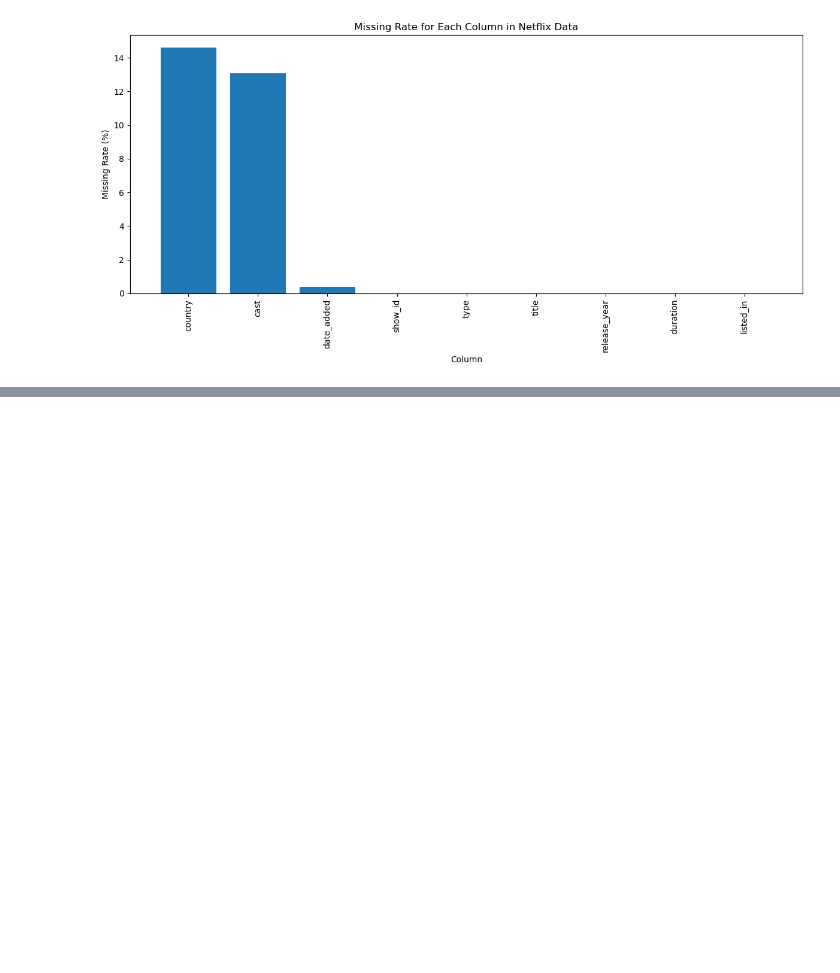
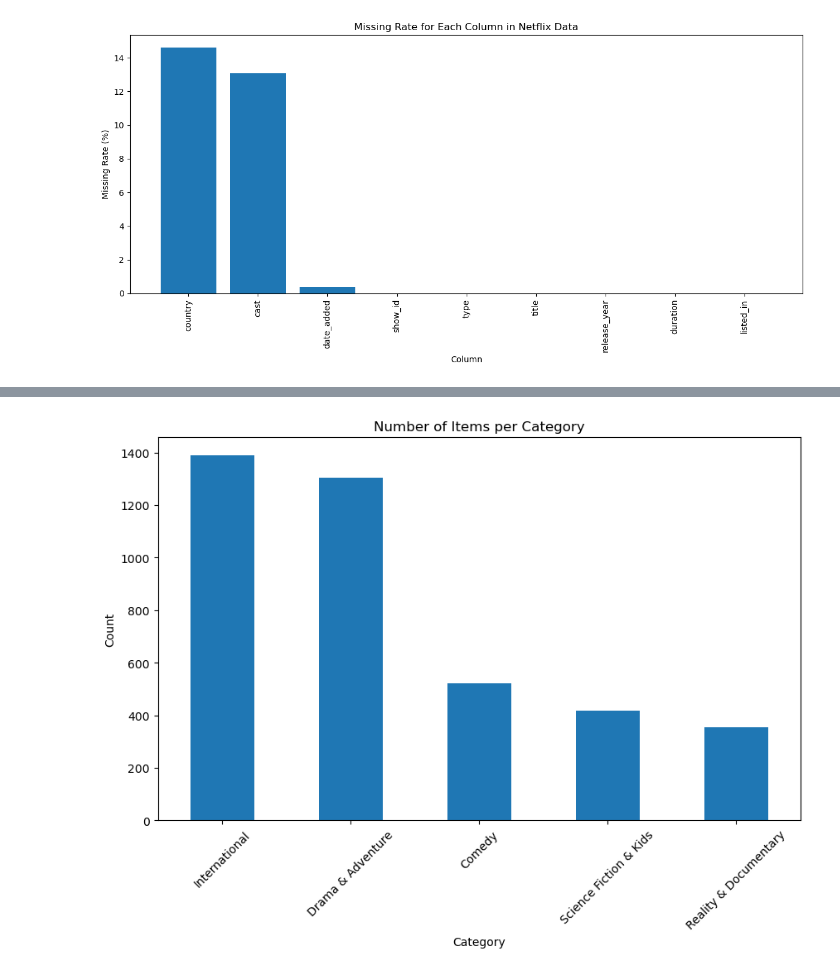
Before and after one commit to minyichen666/CineFusion-Central, a Jupyter notebook: Data-cleaning-netfliex.ipynb, the cells around one changed output, grey strips where cells are left out. Saved outputs shown, nothing was run; the diff lists cells and outputs as text; code cells hidden in the pictures; blank space fills up the shorter version.

```diff
--- a/Data-cleaning-netfliex.ipynb
+++ b/Data-cleaning-netfliex.ipynb
@@ -90,0 +166,13 @@ df = netflix_data.dropna()
+# %%
+category_counts = df['listed_in'].dropna().value_counts()
+
+# Plotting the bar chart
+plt.figure(figsize=(10, 6))
+category_counts.plot(kind='bar')
+plt.title('Number of Items per Category')
+plt.xlabel('Category')
+plt.ylabel('Count')
+plt.xticks(rotation=45)
+plt.show()
+# %% [output]
+[figure, added]
```
Also changed, not shown: parts of 19 cells of this notebook, 6 other files.
